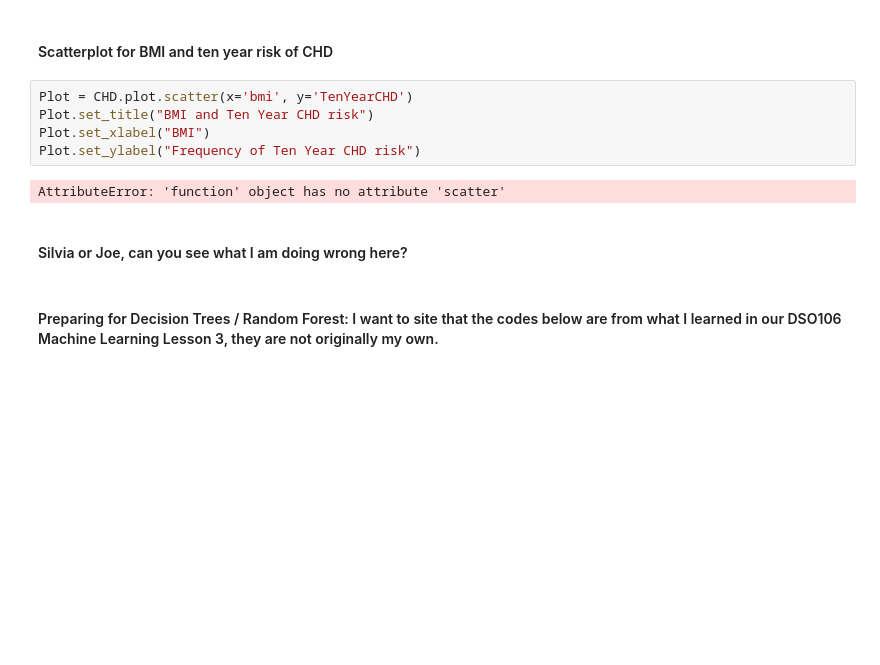
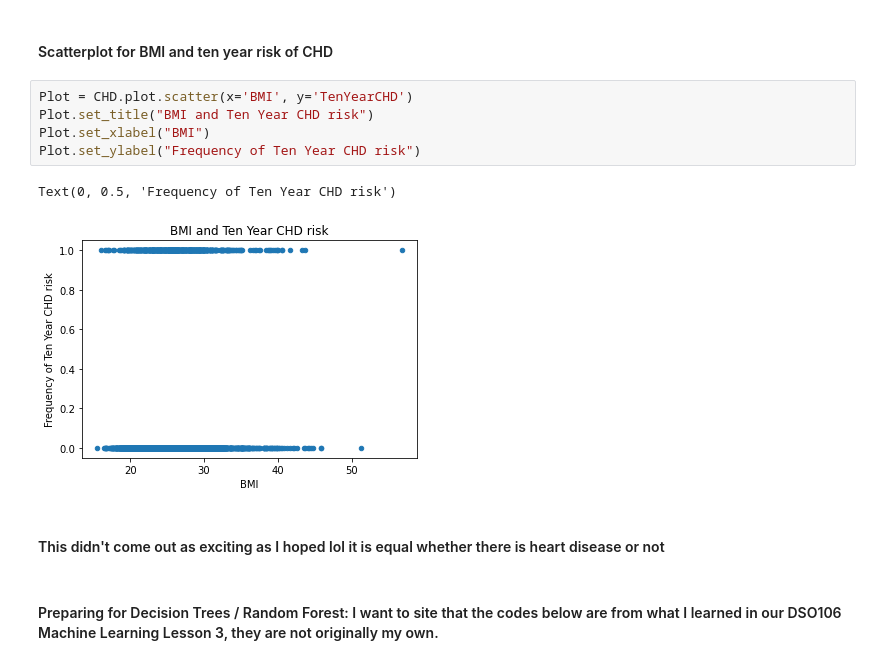
Before and after one commit to sccatalina/Final_Project, a Jupyter notebook: FP_Exploration_Analysis/DW_Week2_FraminghamPy.ipynb, the cells around one changed output. Drawn from its saved outputs; the diff is of its cells as text; blank space fills up the shorter version.

```diff
--- a/DW_Week2_FraminghamPy.ipynb
+++ b/FP_Exploration_Analysis/DW_Week2_FraminghamPy.ipynb
@@ -106,14 +106,15 @@ Text(0, 0.5, 'Frequency')
 # %% [markdown]
 #### Scatterplot for BMI and ten year risk of CHD
 # %%
-Plot = CHD.plot.scatter(x='bmi', y='TenYearCHD')
+Plot = CHD.plot.scatter(x='BMI', y='TenYearCHD')
 Plot.set_title("BMI and Ten Year CHD risk")
 Plot.set_xlabel("BMI")
 Plot.set_ylabel("Frequency of Ten Year CHD risk")
 # %% [output]
-AttributeError: 'function' object has no attribute 'scatter'
+Text(0, 0.5, 'Frequency of Ten Year CHD risk')
+[figure, added]
-# %% [markdown]
-#### Silvia or Joe, can you see what I am doing wrong here?
+# %% [markdown]
+#### This didn't come out as exciting as I hoped lol it is equal whether there is heart disease or not
 # %% [markdown]
 #### Preparing for Decision Trees / Random Forest: I want to site that the codes below are from what I learned in our DSO106 Machine Learning Lesson 3, they are not originally my own.
 # %% [markdown]
```
Also changed, not shown: 7 other files.
